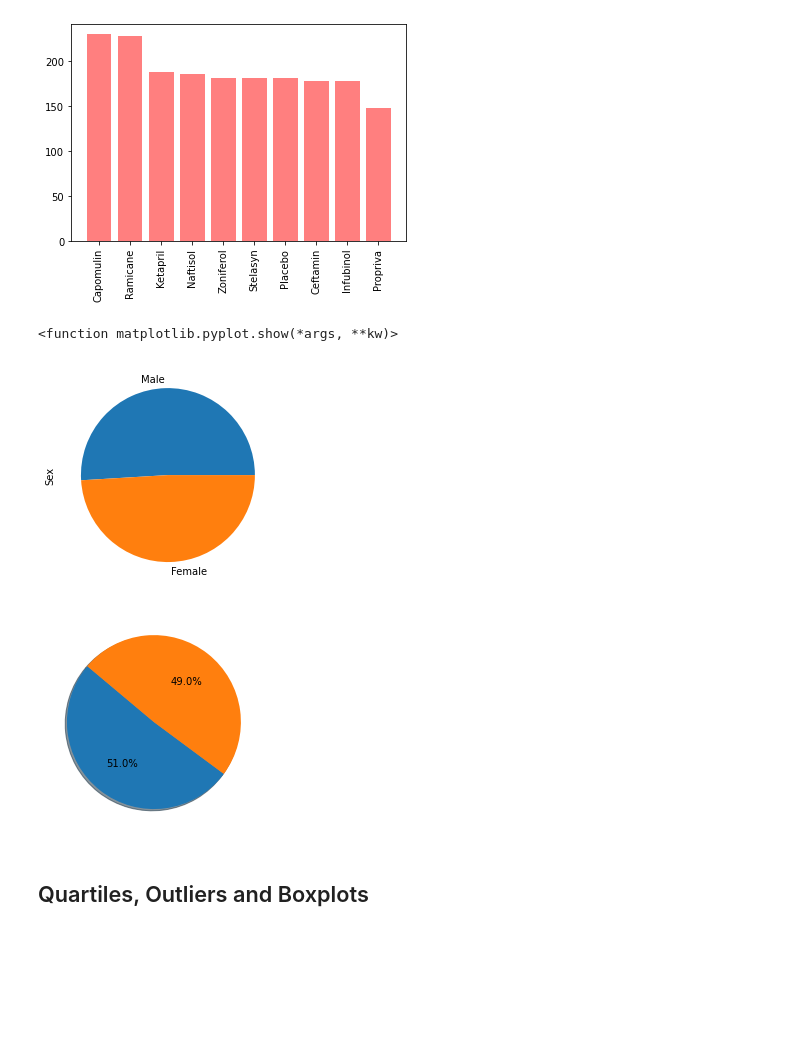
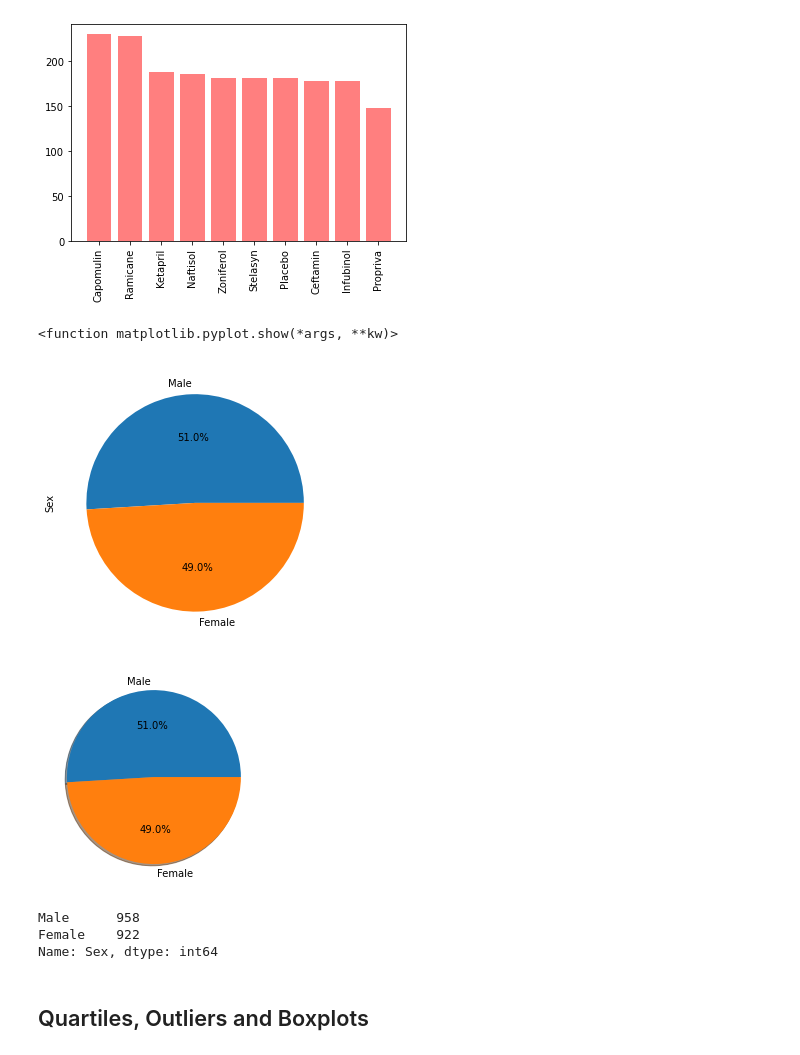
Before and after one commit to loucksjohn/matplotlib_homework, a Jupyter notebook: Pymaceuticals/pymaceuticals_starter.ipynb, the cells around one changed output. Saved outputs shown, nothing was run; the diff lists cells and outputs as text; code cells hidden in the pictures; blank space fills up the shorter version.

```diff
--- a/Pymaceuticals/pymaceuticals_starter.ipynb
+++ b/Pymaceuticals/pymaceuticals_starter.ipynb
@@ -123,18 +124,23 @@ plt.show()
 # %%
 # Generate a pie plot showing the distribution of female versus male mice using pandas
 mouse_gender = cleanmouse_df['Sex'].value_counts()
-mouse_gender.plot(kind="pie")
+mouse_gender.plot(kind="pie",y='Sex',autopct="%1.1f%%", figsize=(5, 5))
 plt.show
 # %% [output]
 <function matplotlib.pyplot.show(*args, **kw)>
-[figure, old version]
+[figure, new version]
 # %%
 # Generate a pie plot showing the distribution of female versus male mice using pyplot
 mouse_gender = cleanmouse_df['Sex'].value_counts()
-plt.pie(mouse_gender.values, autopct="%1.1f%%", shadow=True, startangle=140)
+labels = mouse_gender.index
+plt.pie(mouse_gender.values, labels=labels, autopct="%1.1f%%", shadow=True, startangle=0)
 plt.show()
+mouse_gender
 # %% [output]
-[figure, old version]
+[figure, new version]
+Male      958
+Female    922
+Name: Sex, dtype: int64
 # %% [markdown]
 ## Quartiles, Outliers and Boxplots
 # %%
```
Also changed, not shown: parts of 7 cells of this notebook.
